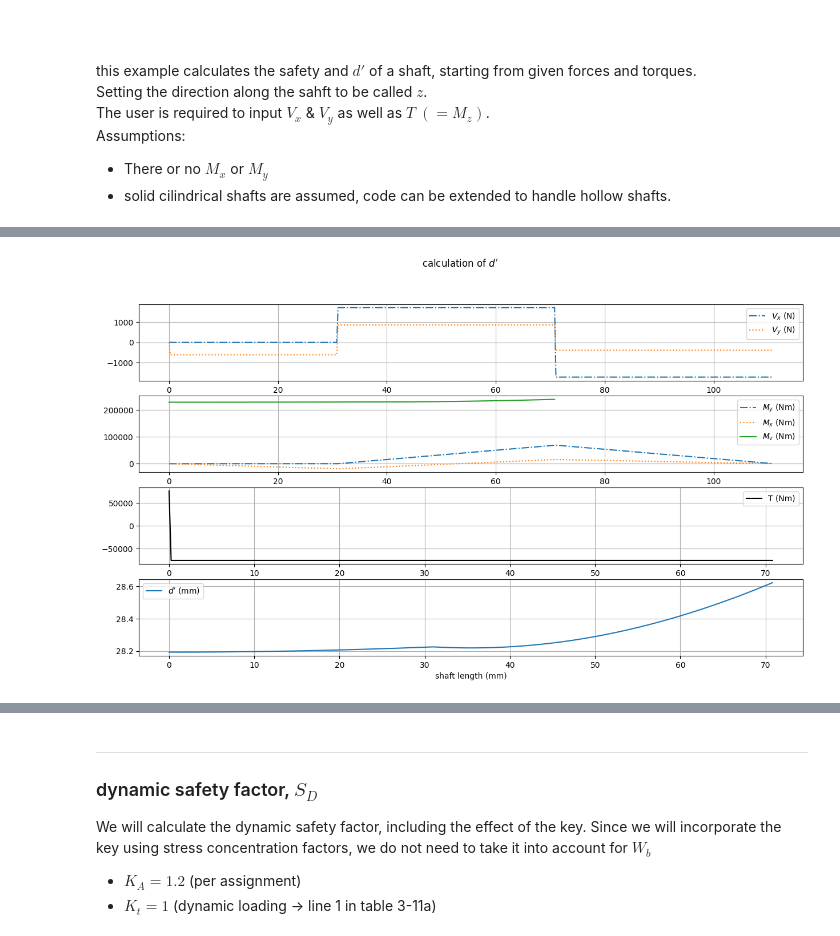
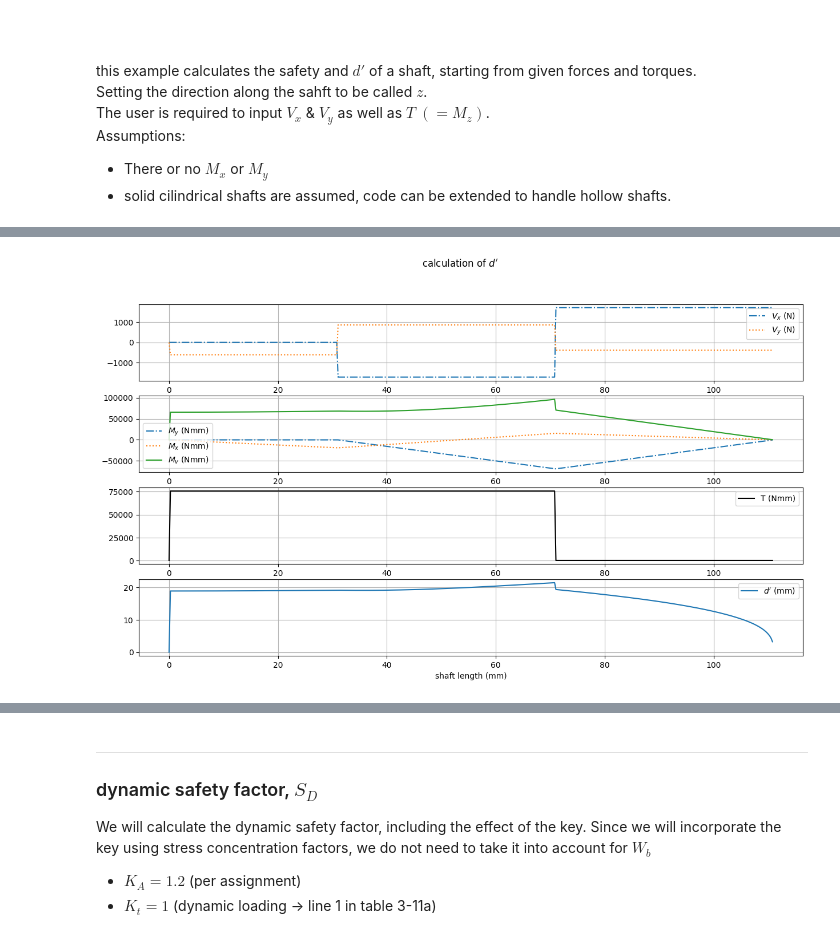
Before and after one commit to Angela-NG/machine-design, a Jupyter notebook: ShaftCalculation_General.ipynb, the cells around one changed output, grey strips where cells are left out. Drawn from its saved outputs; the diff is of its cells as text; code cells hidden in the pictures.

Commit message:
update diameter plot

```diff
--- a/ShaftCalculation_General.ipynb
+++ b/ShaftCalculation_General.ipynb
@@ -26,17 +26,17 @@ import rm_python_lib.MechDesign.RnM as RnM
 # %%
 S = RnM.Shaft()      # initialize new shaft
 K_A_initial = 1    # setting a firs estimate of K_A
-
+S.K_A = 1
 z = sp.Symbol('z')     # creating a symbol to express the length direction of the shaft
 
 # starting with an example load
-V_x = sp.Piecewise((0*N_,z<=0*mm_),(0*N_,z<=31*mm_),(1721.5*N_,z<=71*mm_),(-1721.5*N_,z<=111*mm_)) * S.K_A
+V_x = sp.Piecewise((0*N_,z<=0*mm_),(0*N_,z<=31*mm_),(-1721.5*N_,z<=71*mm_),(1721.5*N_,z<=111*mm_)) * S.K_A
 V_y = sp.Piecewise((0*N_,z<=0*mm_),(-613.7*N_,z<=31*mm_),(864.3*N_,z<=71*mm_),(-388.7*N_,z<=111*mm_)) * S.K_A
 temp = sp.integrate(V_x,z)
 M_y = sp.Piecewise(*temp.args[:-1])    #removing NaN part that is generated by the sp.integrate section
 temp = sp.integrate(V_y,z)
 M_x = sp.Piecewise(*temp.args[:-1])    #removing NaN part that is generated by the sp.integrate section
-T = sp.Piecewise((75.76*N_*m_,z<=0*mm_),(-75.76*N_*m_,z<=71*mm_)) * S.K_A
+T = sp.Piecewise((0*N_*m_,z<=0*mm_),(75.76*N_*m_,z<=71*mm_),(0*N_*m_,z<=111*mm_)) * S.K_A
 
 
 HM.EqPrint('V_x',V_x)
@@ -121,18 +121,18 @@ ax1[1].axvline(x=z_target, color='gray', linestyle='--', alpha=0.6)
 # %%
 
 # some numbers, to be alterd according to use case
-K_t = 1
-sigma_bWN = 400 * N_/mm_**2
-K_A = 1
+K_t = 0.25
+sigma_bWN = 400 * N_/mm_
+
 S.sigma_bToel = K_t * sigma_bWN
 S.sigma_max = S.sigma_bToel
-S.tau_max  = S.sigma_max  *  1.2/(3**(1.3))
-
+S.phi = 1
+S.tau_max  = S.sigma_max  /S.phi
 
 S.T = T
 S.M_b = sp.sqrt(M_x**2+M_y**2)
 HM.EqPrint('M_b',S.M_b)
-S.phi = 1
+
 S.M_v = S.E11_7A_MomentOfComparison()
 #S.M_v = HM.substitute(S.M_v,S)
 t=HM.EqPrint('M_v',S.M_v)    #print out to verify that units are consistent.
@@ -144,7 +144,7 @@ $\displaystyle M_{v} = \left(9.062 K_{A}^{2} \left(\begin{cases} 5740000000.0 N_
 ## !!!!! be sure to set the correct equation !!!!!
 ## the 'B' versions of 11.16 and 11.17 are implemented to use M_v as the value for M_b, as per flow chart.
 
-S.dprime = S.E11_16B_DesignDiameter()
+S.dprime = 2.17*sp.cbrt(S.M_v / S.sigma_bToel)
 HM.EqPrint('dprime',S.dprime)
 t=0
 # %% [output]
@@ -152,29 +152,29 @@ $\displaystyle {d}' = \frac{0.461404917667158 mm_{}^{0.6667} \left(9.062 K_{A}^{
 # %%
 # creating  a second graph on dprime
 # step1, A&B, evaluate the function
 dprime1 = HM.substitute(S.dprime,S,K_A = K_A_initial)
 M_v1 = HM.substitute(S.M_v,S,K_A = K_A_initial)
 y_dprime = HM.evaluate(dprime1,{'z':z_val})
 y_M_v = HM.evaluate(M_v1,{'z':z_val})
 
 
 fig2,ax2 = plt.subplots(4,1,figsize=(15, 8))
 line1 = ax2[0].plot(z_val,y_V_x,label=f'$V_x$ (N)',linestyle='-.')
 line1 = ax2[0].plot(z_val,y_V_y,label=f'$V_y$ (N)',linestyle=':')
-line3 = ax2[1].plot(z_val,y_M_y,label=f'$M_y$ (Nm)',linestyle='-.')
-line4 = ax2[1].plot(z_val,y_M_x,label=f'$M_x$ (Nm)',linestyle=':')
-line5 = ax2[1].plot(z_val,y_M_v,label=f'$M_v$ (Nm)',linestyle='-')
-line6 = ax2[2].plot(z_val,y_T,label='T (Nm)',color='k')
+line3 = ax2[1].plot(z_val,y_M_y,label=f'$M_y$ (Nmm)',linestyle='-.')
+line4 = ax2[1].plot(z_val,y_M_x,label=f'$M_x$ (Nmm)',linestyle=':')
+line5 = ax2[1].plot(z_val,y_M_v,label=f'$M_v$ (Nmm)',linestyle='-')
+line6 = ax2[2].plot(z_val,y_T,label='T (Nmm)',color='k')
 line7 = ax2[3].plot(z_val,y_dprime,label = f"$d'$ (mm)")
 
 for a in ax2:
     a.legend()
     a.grid()
 ax2[3].set_xlabel('shaft length (mm)')
 fig2.suptitle(f"calculation of $d'$")
 t=0
 # %% [output]
-[figure, old version]
+[figure, new version]
 # %%
 ## next we will compare a chosen diameter to a required safety level.
 
```
Also changed, not shown: parts of 8 cells of this notebook.
